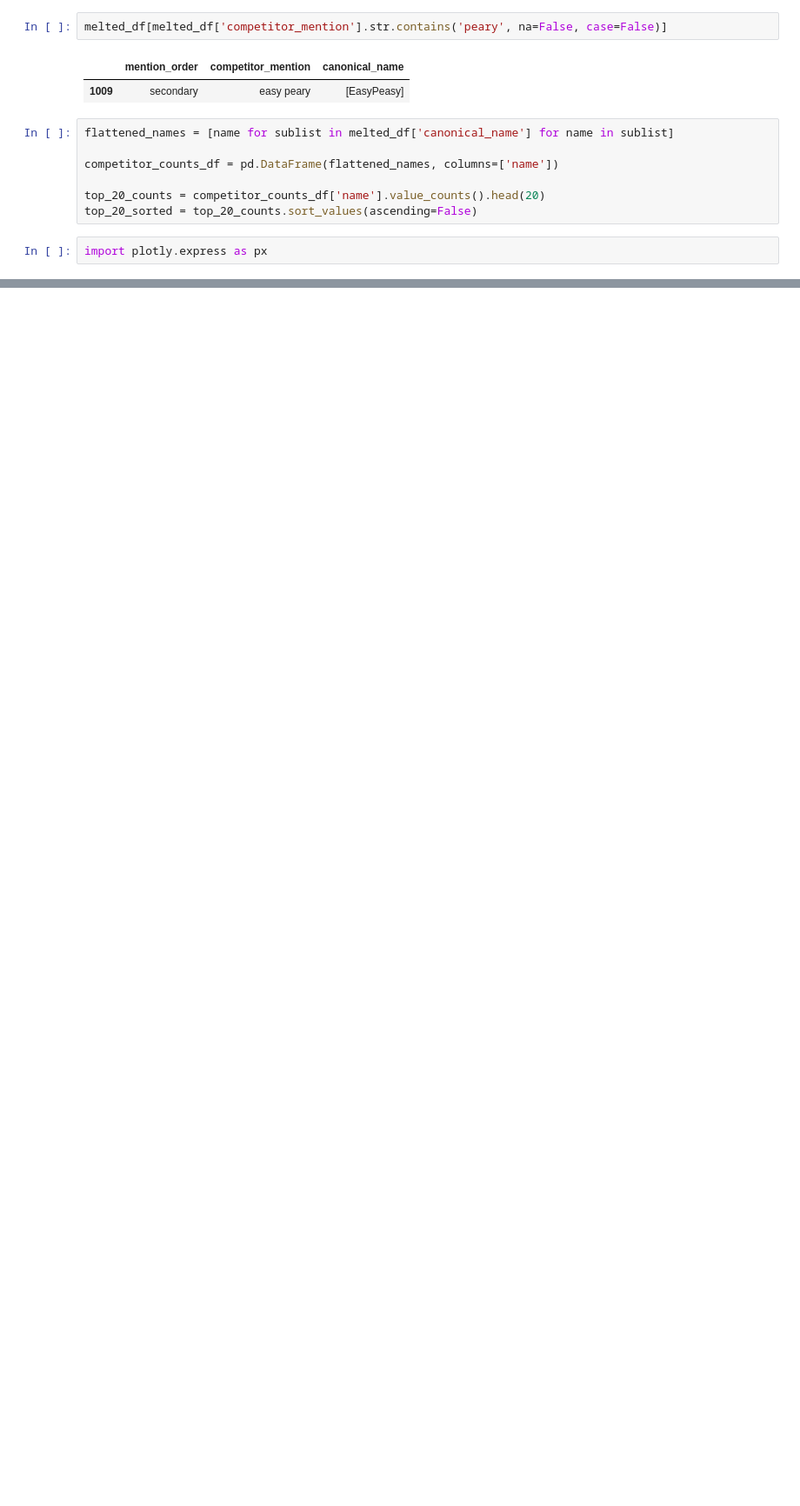
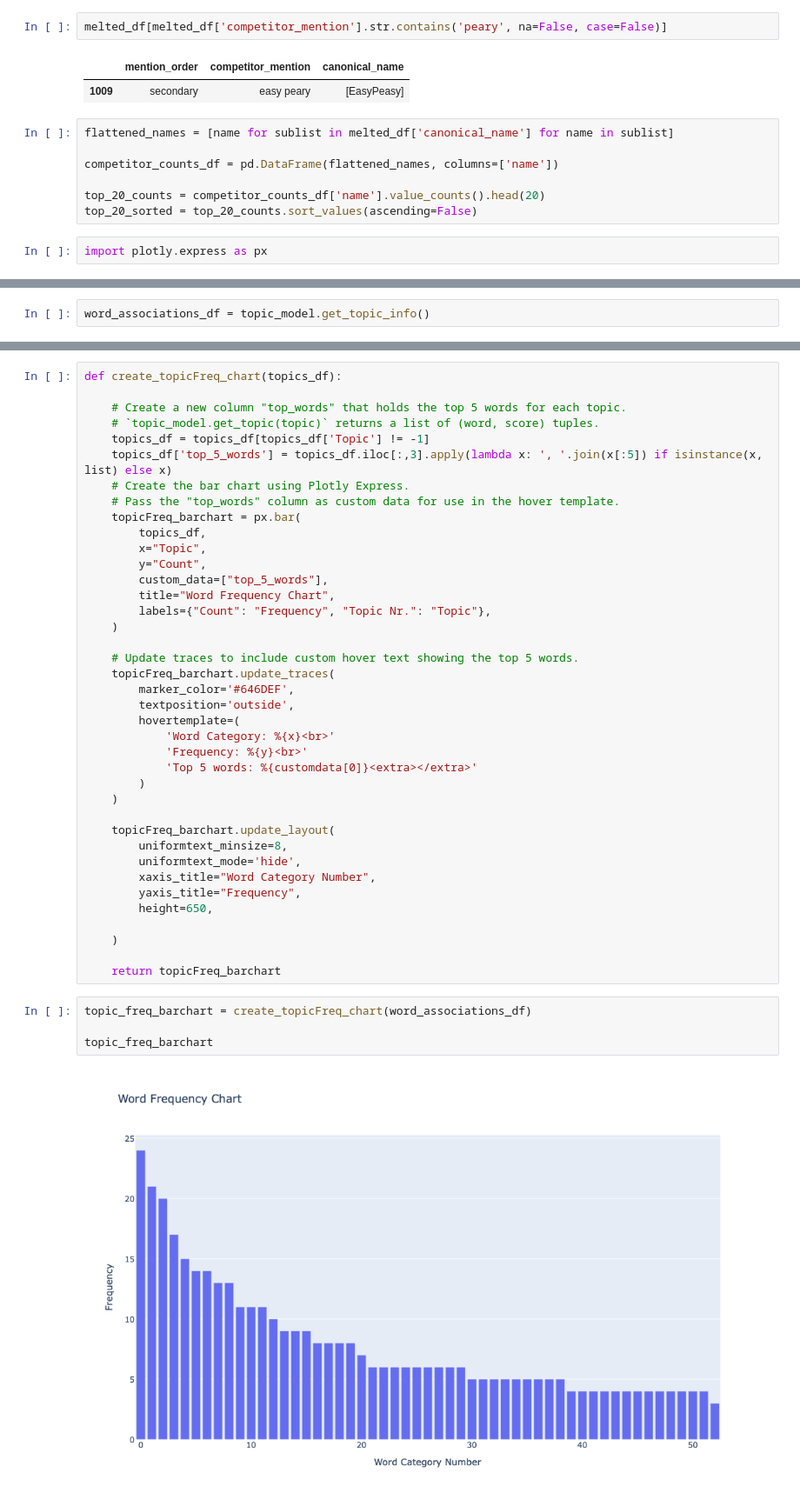
Before and after one commit to lynn-twinkl/joe_competitor_survey_analysis, a Jupyter notebook: draft-notebook.ipynb, the cells around one changed output, grey strips where cells are left out. Shown at 87% size. Saved outputs shown, nothing was run; the diff lists cells and outputs as text; blank space fills up the shorter version.

```diff
--- a/draft-notebook.ipynb
+++ b/draft-notebook.ipynb
@@ -463,0 +572,2 @@ fig.show()
+# %%
+word_associations_df = topic_model.get_topic_info()
@@ -463,0 +578,45 @@ fig.show()
+# %%
+def create_topicFreq_chart(topics_df):
+
+    # Create a new column "top_words" that holds the top 5 words for each topic.
+    # `topic_model.get_topic(topic)` returns a list of (word, score) tuples.
+    topics_df = topics_df[topics_df['Topic'] != -1]
+    topics_df['top_5_words'] = topics_df.iloc[:,3].apply(lambda x: ', '.join(x[:5]) if isinstance(x, list) else x)
+    # Create the bar chart using Plotly Express.
+    # Pass the "top_words" column as custom data for use in the hover template.
+    topicFreq_barchart = px.bar(
+        topics_df,
+        x="Topic",
+        y="Count",
+        custom_data=["top_5_words"],
+        title="Word Frequency Chart",
+        labels={"Count": "Frequency", "Topic Nr.": "Topic"},
+    )
+
+    # Update traces to include custom hover text showing the top 5 words.
+    topicFreq_barchart.update_traces(
+        marker_color='#646DEF',
+        textposition='outside',
+        hovertemplate=(
+            'Word Category: %{x}<br>'
+            'Frequency: %{y}<br>'
+            'Top 5 words: %{customdata[0]}<extra></extra>'
+        )
+    )
+
+    topicFreq_barchart.update_layout(
+        uniformtext_minsize=8,
+        uniformtext_mode='hide',
+        xaxis_title="Word Category Number",
+        yaxis_title="Frequency",
+        height=650,
+
+    )
+
+    return topicFreq_barchart
+# %%
+topic_freq_barchart = create_topicFreq_chart(word_associations_df)
+
+topic_freq_barchart
+# %% [output]
+[figure, added]
```
Also changed, not shown: parts of 12 cells of this notebook.
